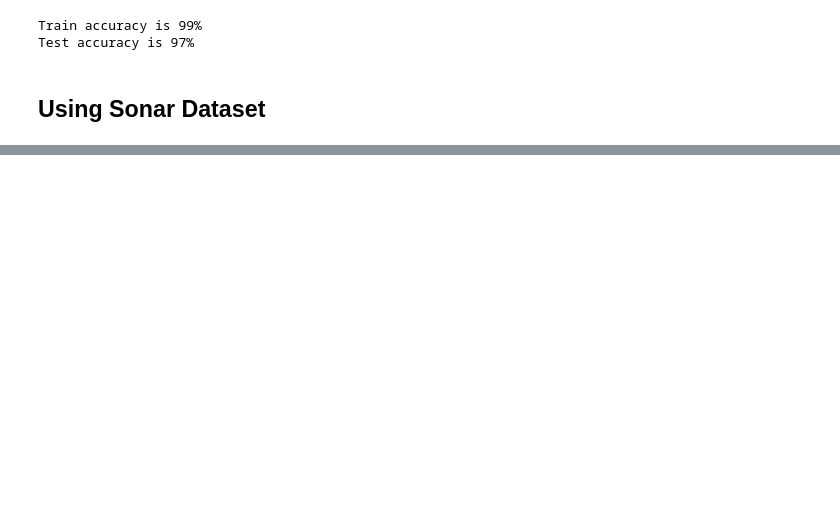
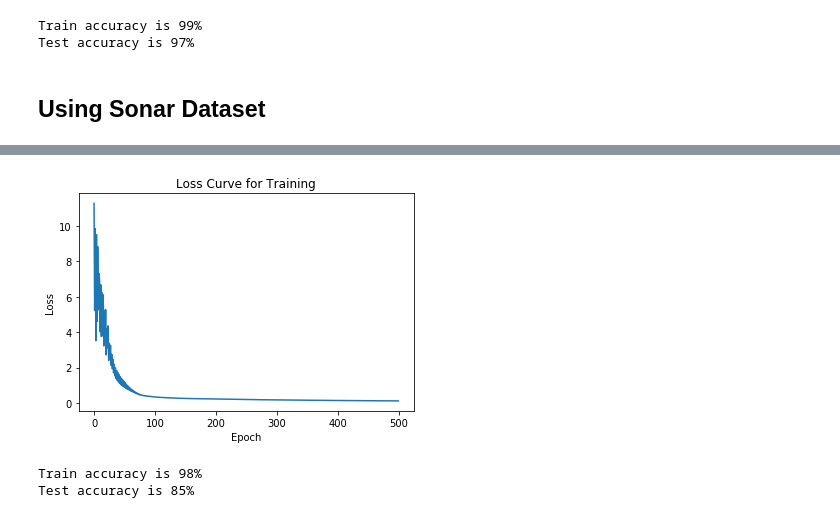
Before and after one commit to sandzp/neural_network_numpy, a Jupyter notebook: Neural Network Implementation.ipynb, the cells around one changed output, grey strips where cells are left out. Saved outputs shown, nothing was run; the diff lists cells and outputs as text; code cells hidden in the pictures; blank space fills up the shorter version.

Commit message:
added sonar dataset predictions

```diff
--- a/Neural Network Implementation.ipynb
+++ b/Neural Network Implementation.ipynb
@@ -259,7 +259,7 @@ Test accuracy is 97%
 # %%
 # Read in dataframe
 
-sonar_df = pd.read_csv('Data/sonar.all-data', header=None)
+sonar_df = pd.read_csv('Data/sonar.all-data', header=None, names = ['variable {}'.format(i) for i in range(0,60)])
 # %%
 # Check shape of DF
 
@@ -302,0 +269,19 @@ Length: 61, dtype: object
+# %%
+# Define training set
+
+X3 = np.array(sonar_df.drop(columns = ['variable 59']))
+
+sonar_df['variable 59'] = sonar_df['variable 59'].replace({'R': 0, 'M': 1})
+
+y_label3 = sonar_df['variable 59'].values.reshape(X3.shape[0], 1)
+
+# Make train-test split
+Xtrain3, Xtest3, ytrain3, ytest3 = train_test_split(X3, y_label3, test_size = 0.3, random_state = 2)
+# %%
+# Define new neural network model with layers corresponding to input dimensions of 59 variables
+
+nn3 = NeuralNet(layers=[59, 59, 1])
+# %%
+# Fit model
+
+nn3.fit(Xtrain3, ytrain3)
@@ -302,0 +306,6 @@ Length: 61, dtype: object
+# %%
+# Plot loss
+
+nn3.plot_loss()
+# %% [output]
+[figure, added]
@@ -302,0 +317,8 @@ Length: 61, dtype: object
+# %%
+# Get accuracy of predictions
+
+print("Train accuracy is {}%".format(nn3.accuracy(ytrain3, train_pred3)))
+print("Test accuracy is {}%".format(nn3.accuracy(ytest3, test_pred3)))
+# %% [output]
+Train accuracy is 98%
+Test accuracy is 85%
```
Also changed, not shown: parts of 7 cells of this notebook, 1 other file.
